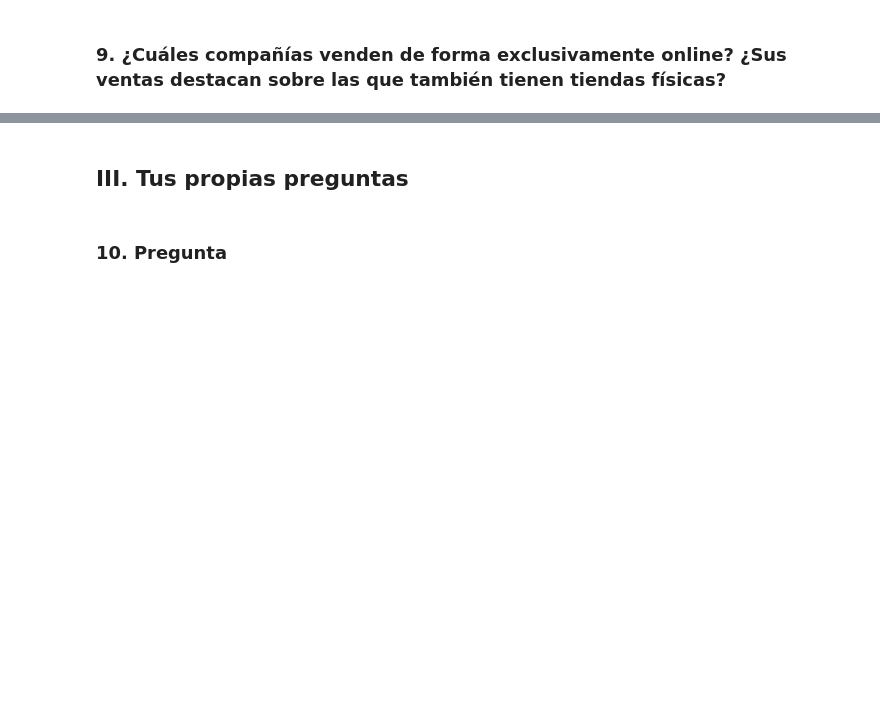
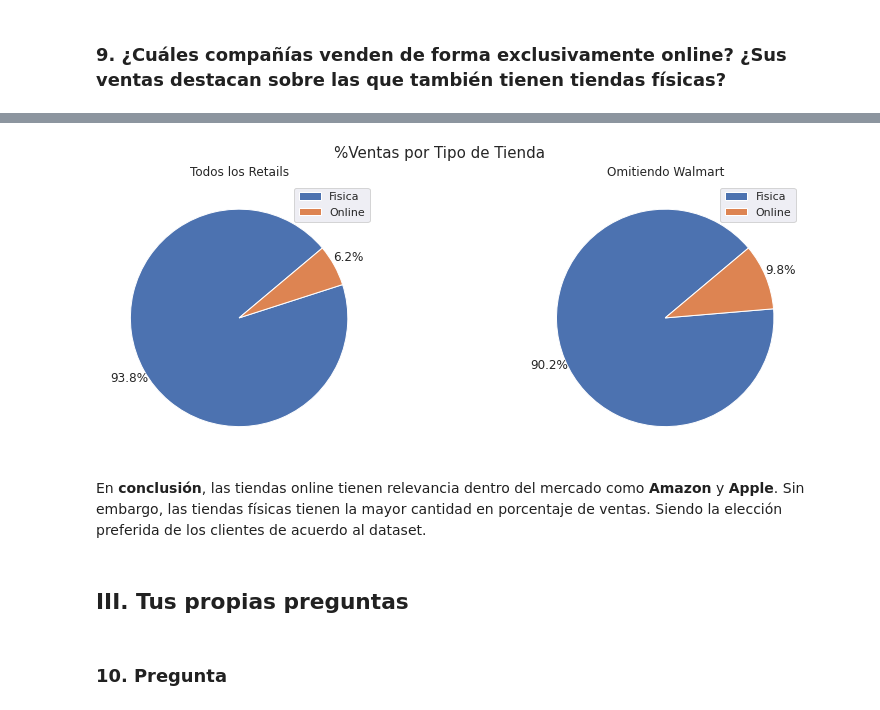
Before and after one commit to iofabela/datacademy_project-Largest_retailers, a Jupyter notebook: datacademy_project_retails.ipynb, the cells around one changed output, grey strips where cells are left out. Cells and saved outputs as stored; diff of their text form; code cells hidden in the pictures; blank space fills up the shorter version.

```diff
--- a/datacademy_project_retails.ipynb
+++ b/datacademy_project_retails.ipynb
@@ -376,0 +394,3 @@ fig.show()
+# %%
+df_online = df[df['Stores']==0].reset_index(drop=True)
+df_online
@@ -377,3 +431,20 @@ fig.show()
+# %%
+df['Type Store']=df['Category'].apply(lambda x: 'Online' if x in list(df_online['Category']) else 'Física')
+sum_by_type_store=df.groupby('Type Store')[['Sales']].sum().round(2)
+sum_by_type_store_ww=df.drop(0).groupby('Type Store')[['Sales']].sum().round(2)
+# %%
+sns.set()
+fig,axes=plt.subplots(1,2,figsize=(14,5));
+axes[0].pie(sum_by_type_store['Sales'],autopct = '%1.1f%%',pctdistance=1.15,startangle=40)
+axes[0].legend(['Fisica','Online']);axes[0].set_title('Todos los Retails')
+axes[1].pie(sum_by_type_store_ww['Sales'],autopct = '%1.1f%%',pctdistance=1.15,startangle=40)
+fig.suptitle('%Ventas por Tipo de Tienda', size=15)
+axes[1].legend(['Fisica','Online']);axes[1].set_title('Omitiendo Walmart')
+fig.show()
+# %% [output]
+[figure, added]
+# %% [markdown]
+En **conclusión**, las tiendas online tienen relevancia dentro del mercado como **Amazon** y **Apple**. Sin embargo, las tiendas físicas tienen la mayor cantidad en porcentaje de ventas. Siendo la elección preferida de los clientes de acuerdo al dataset.
 # %% [markdown]
 ## III. Tus propias preguntas
 # %% [markdown]
```
Also changed, not shown: parts of 9 cells of this notebook.
